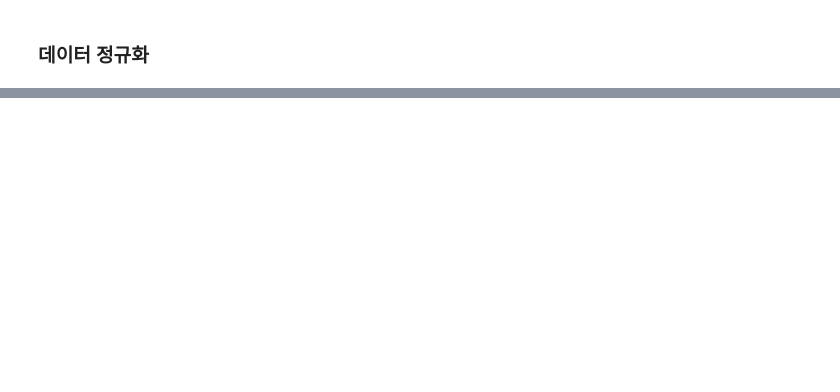
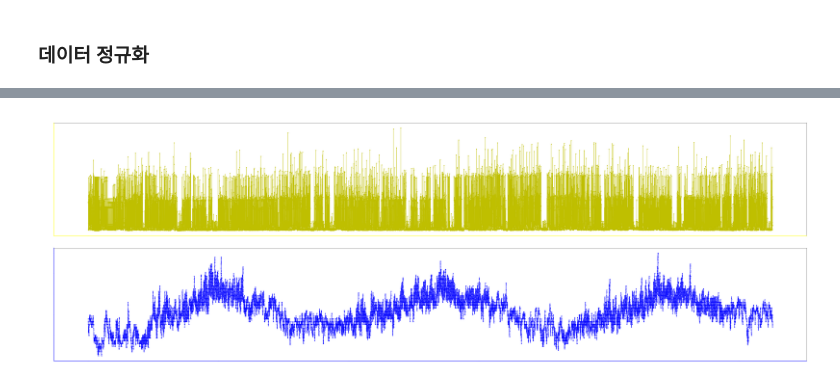
Before and after one commit to Chromatic-Hwi/Electric_Power_Forecasting, a Jupyter notebook: electric_power_consumption/LSTM_Enerssum.ipynb, the cells around one changed output, grey strips where cells are left out. Saved outputs shown, nothing was run; the diff lists cells and outputs as text; code cells hidden in the pictures; blank space fills up the shorter version.

```diff
--- a/electric_power_consumption/LSTM_Enerssum.ipynb
+++ b/electric_power_consumption/LSTM_Enerssum.ipynb
@@ -110,10 +129,11 @@ from sklearn.preprocessing import MinMaxScaler
 Data_3Y.sort_index(ascending=False).reset_index(drop=True)
 
 scaler = MinMaxScaler()
-scale_cols = ['DateTime', 'Day', 'Holiday', 'Seq', 'Watt', 'Temp']
+scale_cols = ['Watt', 'Temp']
 Data_3Y_scaled = scaler.fit_transform(Data_3Y[scale_cols])
 Data_3Y_scaled = pd.DataFrame(Data_3Y_scaled)
 Data_3Y_scaled.columns = scale_cols
 
+Data_3Y_scaled=Data_3Y_scaled.reset_index()
 Data_3Y_scaled
 # %% [output]
@@ -120,0 +153,12 @@ ValueError: could not convert string to float: '2013년 1월 1일 - 0시'
+# %%
+x = Data_3Y_scaled['index']
+
+y1 = Data_3Y_scaled['Watt']
+y2 = Data_3Y_scaled['Temp']
+plt.figure(figsize=(50,17))
+font_head = {'color': 'w', 'weight': 'bold', 'size': 20}
+font_body = {'color': 'w', 'weight': 'bold', 'size': 15}
+
+Graph("13-15's Scaled Time-Watt Graph","13-15's Scaled Time-Temp Graph")
+# %% [output]
+[figure, added]
```
Also changed, not shown: parts of 11 cells of this notebook.
